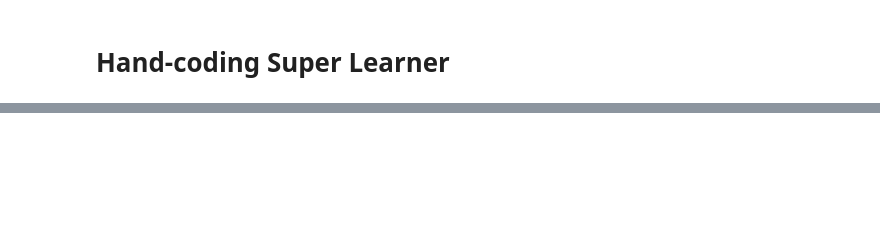
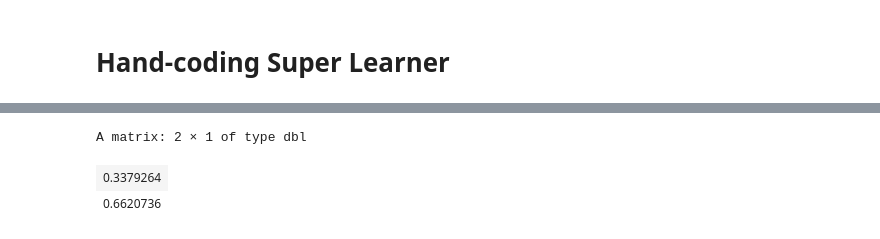
Before and after one commit to ignaciomsarmiento/BDML_202402, a Jupyter notebook: Lecture11/Notebook_Superlearners.ipynb, the cells around one changed output, grey strips where cells are left out. Saved outputs shown, nothing was run; the diff lists cells and outputs as text; code cells hidden in the pictures; blank space fills up the shorter version.

```diff
--- a/Lecture11/Notebook_Superlearners.ipynb
+++ b/Lecture11/Notebook_Superlearners.ipynb
@@ -114,6 +171,10 @@ head(X)
 # %%
 SL.r <- nnls(cbind(X[, 2], X[, 3]), X[, 1])$x
 alpha <- as.matrix(SL.r/sum(SL.r))
-round(alpha, 3)
+round(alpha, 7)
+# %% [output]
+A matrix: 2 × 1 of type dbl
+| 0.3379264 |
+| 0.6620736 |
 # %%
 fitY
```
Also changed, not shown: parts of 11 cells of this notebook, 5 other files.
